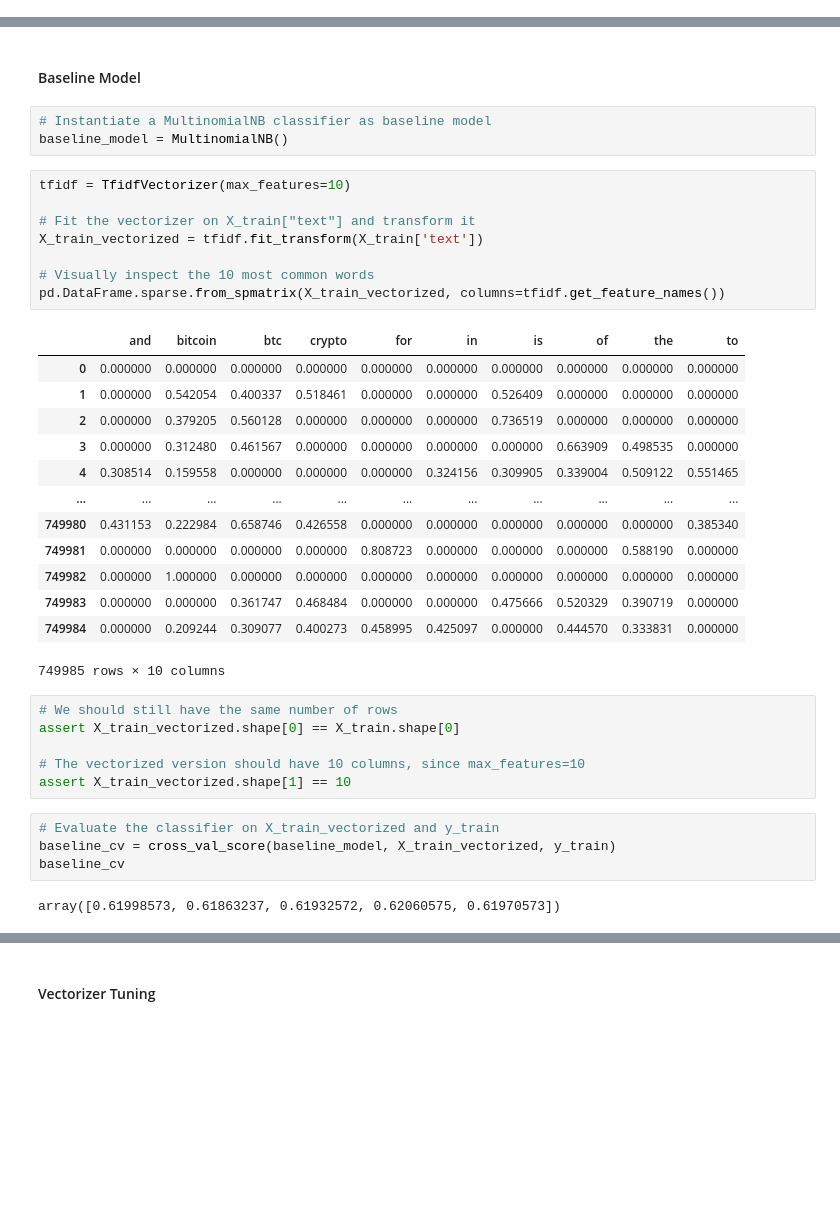
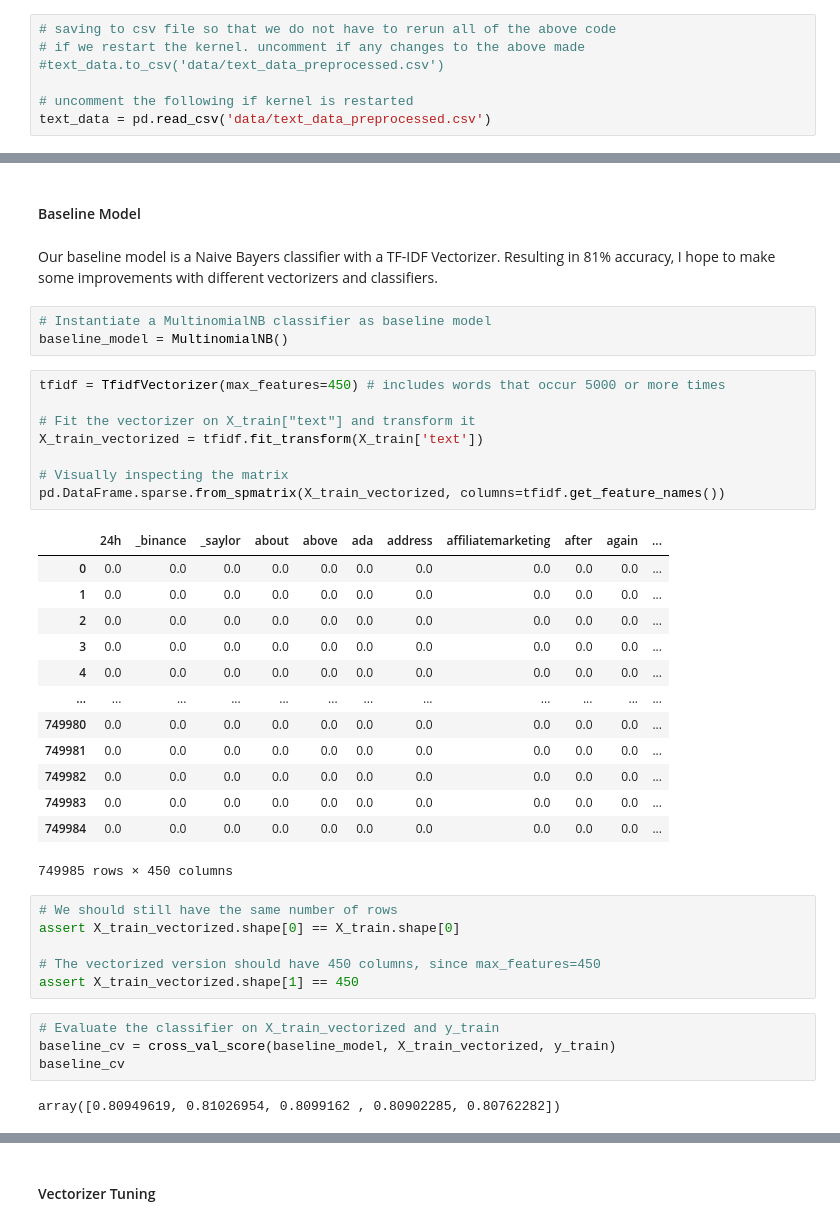
Before and after one commit to ntdoris/bitcoin-twitter-sentiment, a Jupyter notebook: project4.ipynb, the cells around one changed output, grey strips where cells are left out. Saved outputs shown, nothing was run; the diff lists cells and outputs as text; blank space fills up the shorter version.

Commit message:
adding markdown, adding model performance viz

```diff
--- a/project4.ipynb
+++ b/project4.ipynb
@@ -848,3 +1080,10 @@ text_data.head()
+# %%
+# saving to csv file so that we do not have to rerun all of the above code
+# if we restart the kernel. uncomment if any changes to the above made
+#text_data.to_csv('data/text_data_preprocessed.csv')
+
+# uncomment the following if kernel is restarted
+text_data = pd.read_csv('data/text_data_preprocessed.csv')
 # %%
 X = text_data.drop('sentiment', axis=1)
 y = text_data['sentiment']
@@ -864,43 +1103,45 @@ Name: sentiment, dtype: float64
 ### Models
 # %% [markdown]
 #### Baseline Model
+# %% [markdown]
+Our baseline model is a Naive Bayers classifier with a TF-IDF Vectorizer. Resulting in 81% accuracy, I hope to make some improvements with different vectorizers and classifiers.
 # %%
 # Instantiate a MultinomialNB classifier as baseline model
 baseline_model = MultinomialNB()
 # %%
-tfidf = TfidfVectorizer(max_features=10)
+tfidf = TfidfVectorizer(max_features=450) # includes words that occur 5000 or more times
 
 # Fit the vectorizer on X_train["text"] and transform it
 X_train_vectorized = tfidf.fit_transform(X_train['text'])
 
-# Visually inspect the 10 most common words
+# Visually inspecting the matrix
 pd.DataFrame.sparse.from_spmatrix(X_train_vectorized, columns=tfidf.get_feature_names())
 # %% [output]
-|  | and | bitcoin | btc | crypto | for | in | is | of | the | to |
-| 0 | 0.000000 | 0.000000 | 0.000000 | 0.000000 | 0.000000 | 0.000000 | 0.000000 | 0.000000 | 0.000000 | 0.000000 |
-| 1 | 0.000000 | 0.542054 | 0.400337 | 0.518461 | 0.000000 | 0.000000 | 0.526409 | 0.000000 | 0.000000 | 0.000000 |
-| 2 | 0.000000 | 0.379205 | 0.560128 | 0.000000 | 0.000000 | 0.000000 | 0.736519 | 0.000000 | 0.000000 | 0.000000 |
-| 3 | 0.000000 | 0.312480 | 0.461567 | 0.000000 | 0.000000 | 0.000000 | 0.000000 | 0.663909 | 0.498535 | 0.000000 |
-| 4 | 0.308514 | 0.159558 | 0.000000 | 0.000000 | 0.000000 | 0.324156 | 0.309905 | 0.339004 | 0.509122 | 0.551465 |
-| ... | ... | ... | ... | ... | ... | ... | ... | ... | ... | ... |
-| 749980 | 0.431153 | 0.222984 | 0.658746 | 0.426558 | 0.000000 | 0.000000 | 0.000000 | 0.000000 | 0.000000 | 0.385340 |
-| 749981 | 0.000000 | 0.000000 | 0.000000 | 0.000000 | 0.808723 | 0.000000 | 0.000000 | 0.000000 | 0.588190 | 0.000000 |
-| 749982 | 0.000000 | 1.000000 | 0.000000 | 0.000000 | 0.000000 | 0.000000 | 0.000000 | 0.000000 | 0.000000 | 0.000000 |
-| 749983 | 0.000000 | 0.000000 | 0.361747 | 0.468484 | 0.000000 | 0.000000 | 0.475666 | 0.520329 | 0.390719 | 0.000000 |
-| 749984 | 0.000000 | 0.209244 | 0.309077 | 0.400273 | 0.458995 | 0.425097 | 0.000000 | 0.444570 | 0.333831 | 0.000000 |
+|  | 24h | _binance | _saylor | about | above | ada | address | affiliatemarketing | after | again | ... |
+| 0 | 0.0 | 0.0 | 0.0 | 0.0 | 0.0 | 0.0 | 0.0 | 0.0 | 0.0 | 0.0 | ... |
+| 1 | 0.0 | 0.0 | 0.0 | 0.0 | 0.0 | 0.0 | 0.0 | 0.0 | 0.0 | 0.0 | ... |
+| 2 | 0.0 | 0.0 | 0.0 | 0.0 | 0.0 | 0.0 | 0.0 | 0.0 | 0.0 | 0.0 | ... |
+| 3 | 0.0 | 0.0 | 0.0 | 0.0 | 0.0 | 0.0 | 0.0 | 0.0 | 0.0 | 0.0 | ... |
+| 4 | 0.0 | 0.0 | 0.0 | 0.0 | 0.0 | 0.0 | 0.0 | 0.0 | 0.0 | 0.0 | ... |
+| ... | ... | ... | ... | ... | ... | ... | ... | ... | ... | ... | ... |
+| 749980 | 0.0 | 0.0 | 0.0 | 0.0 | 0.0 | 0.0 | 0.0 | 0.0 | 0.0 | 0.0 | ... |
+| 749981 | 0.0 | 0.0 | 0.0 | 0.0 | 0.0 | 0.0 | 0.0 | 0.0 | 0.0 | 0.0 | ... |
+| 749982 | 0.0 | 0.0 | 0.0 | 0.0 | 0.0 | 0.0 | 0.0 | 0.0 | 0.0 | 0.0 | ... |
+| 749983 | 0.0 | 0.0 | 0.0 | 0.0 | 0.0 | 0.0 | 0.0 | 0.0 | 0.0 | 0.0 | ... |
+| 749984 | 0.0 | 0.0 | 0.0 | 0.0 | 0.0 | 0.0 | 0.0 | 0.0 | 0.0 | 0.0 | ... |
-749985 rows × 10 columns
+749985 rows × 450 columns
 # %%
 # We should still have the same number of rows
 assert X_train_vectorized.shape[0] == X_train.shape[0]
 
-# The vectorized version should have 10 columns, since max_features=10
-assert X_train_vectorized.shape[1] == 10
+# The vectorized version should have 450 columns, since max_features=450
+assert X_train_vectorized.shape[1] == 450
 # %%
 # Evaluate the classifier on X_train_vectorized and y_train
 baseline_cv = cross_val_score(baseline_model, X_train_vectorized, y_train)
 baseline_cv
 # %% [output]
-array([0.61998573, 0.61863237, 0.61932572, 0.62060575, 0.61970573])
+array([0.80949619, 0.81026954, 0.8099162 , 0.80902285, 0.80762282])
 # %%
 # add baseline to score table
 
```
Also changed, not shown: parts of 149 cells of this notebook.
